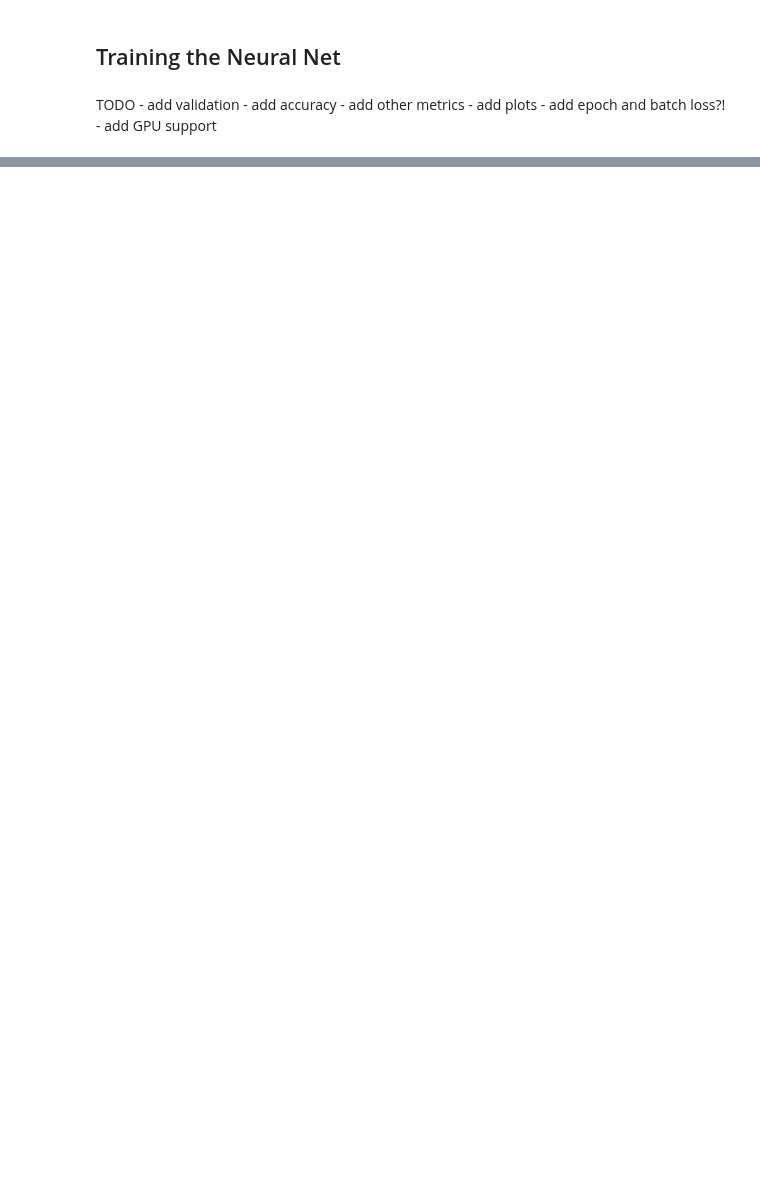
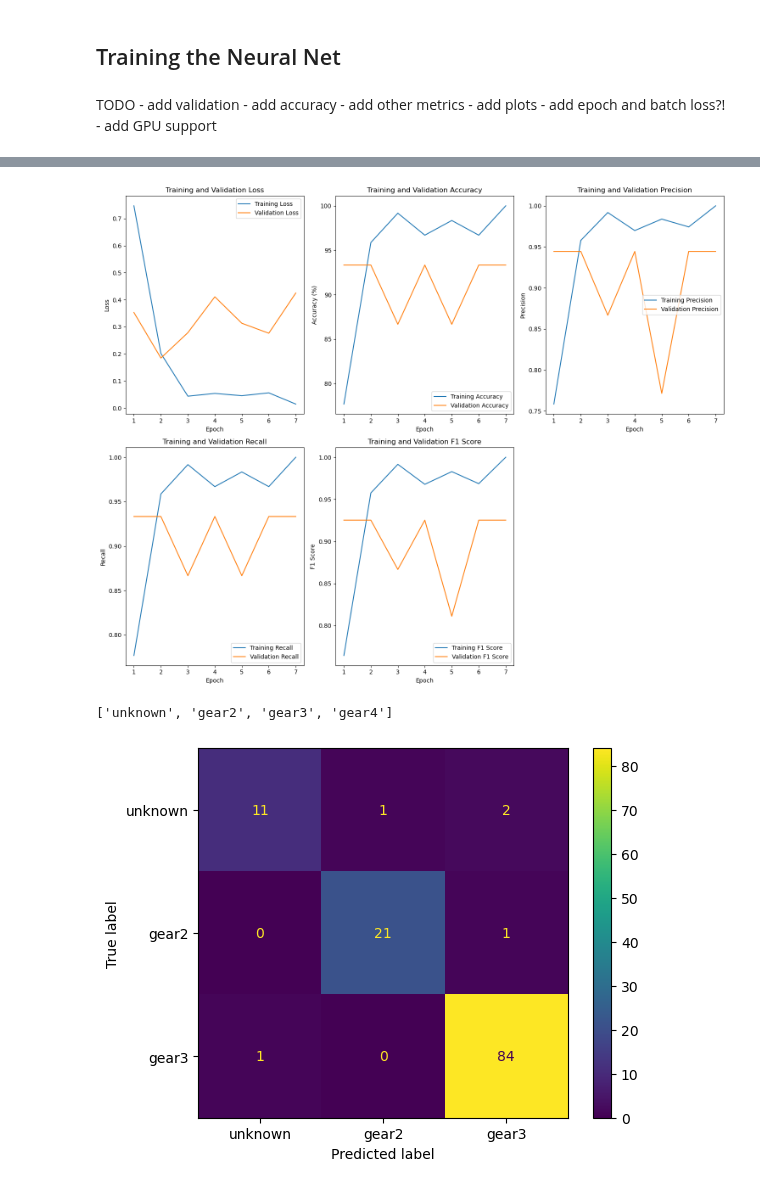
Before and after one commit to brittawi/SkiersProject, a Jupyter notebook: classification/training/classifiication_of_gears.ipynb, the cells around one changed output, grey strips where cells are left out. Saved outputs shown, nothing was run; the diff lists cells and outputs as text; code cells hidden in the pictures; blank space fills up the shorter version.

Commit message:
todos, more metrics, plots

```diff
--- a/classification/training/classifiication_of_gears.ipynb
+++ b/classification/training/classifiication_of_gears.ipynb
@@ -278,12 +302,18 @@ for epoch in range(epochs):  # loop over the dataset multiple times
     epoch_loss, epoch_acc, train_precision, train_recall, train_f1, train_conf_matrix = training(train_loader, net, criterion, optimizer)
     train_losses.append(epoch_loss)
     train_accs.append(epoch_acc)
+    train_precisions.append(train_precision)
+    train_recalls.append(train_recall)
+    train_f1s.append(train_f1)
     print(f"Epoch: {epoch+1}/{epochs}, Loss: {epoch_loss:.3f}, Accuracy: {epoch_acc:.3f}")
 
     print("Validation")
     epoch_val_loss, epoch_val_acc, val_precision, val_recall, val_f1, val_conf_matrix = validation(val_loader, net, criterion)
     val_losses.append(epoch_val_loss)
     val_accs.append(epoch_val_acc)
+    val_precisions.append(val_precision)
+    val_recalls.append(val_recall)
+    val_f1s.append(val_f1)
     print(f"Epoch: {epoch+1}/{epochs}, Loss: {epoch_val_loss:.3f}, Accuracy: {epoch_val_acc:.3f}")
 
     # Check early stopping based on validation loss
@@ -294,6 +324,8 @@ for epoch in range(epochs):  # loop over the dataset multiple times
         torch.save(net.state_dict(), f"best_model_{current_time}_lr{learning_rate}.pth")  # Save the best model
         print(f"Model saved at epoch {epoch+1}")
         counter = 0  # Reset patience counter
+        best_val_cm = val_conf_matrix
+        best_train_cm = train_conf_matrix
     else:
         counter += 1  # Increment counter if no loss improvement
 
@@ -329,0 +355,48 @@ plt.show()
+# %%
+def plot_single_metric(epoch_range, train_metric, val_metric, metric_name, xlabel, ylabel):
+    plt.plot(epoch_range, train_metric, label=f'Training {metric_name}')
+    plt.plot(epoch_range, val_metric, label=f'Validation {metric_name}')
+    plt.title(f'Training and Validation {metric_name}')
+    plt.xlabel(xlabel)
+    plt.ylabel(ylabel)
+    plt.legend()
+
+epochs_trained = len(train_losses)
+epoch_range = range(1, epochs_trained + 1)
+
+plt.figure(figsize=(15, 12))
+
+# Plotting training and validation loss
+plt.subplot(2, 3, 1)
+plot_single_metric(epoch_range, train_losses, val_losses, 'Loss', 'Epoch', 'Loss')
+
+# Plotting training and validation accuracy
+plt.subplot(2, 3, 2)
+plot_single_metric(epoch_range, train_accs, val_accs, 'Accuracy', 'Epoch', 'Accuracy (%)')
+
+# Plotting training and validation precision
+plt.subplot(2, 3, 3)
+plot_single_metric(epoch_range, train_precisions, val_precisions, 'Precision', 'Epoch', 'Precision')
+
+# Plotting training and validation recall
+plt.subplot(2, 3, 4)
+plot_single_metric(epoch_range, train_recalls, val_recalls, 'Recall', 'Epoch', 'Recall')
+
+# Plotting training and validation F1 scores
+plt.subplot(2, 3, 5)
+plot_single_metric(epoch_range, train_f1s, val_f1s, 'F1 Score', 'Epoch', 'F1 Score')
+
+plt.tight_layout()
+plt.show()
+
+print(list(LABELS.keys()))
+disp_train_cm = ConfusionMatrixDisplay(best_train_cm, display_labels=list(LABELS.keys())[:len(set(dataset.labels))])
+disp_train_cm.plot()
+plt.show()
+disp_val_cm = ConfusionMatrixDisplay(best_val_cm, display_labels=list(LABELS.keys())[:len(set(dataset.labels))])
+disp_val_cm.plot()
+plt.show()
+# %% [output]
+[figure, added]
+['unknown', 'gear2', 'gear3', 'gear4']
+[figure, added]
```
Also changed, not shown: parts of 8 cells of this notebook.
